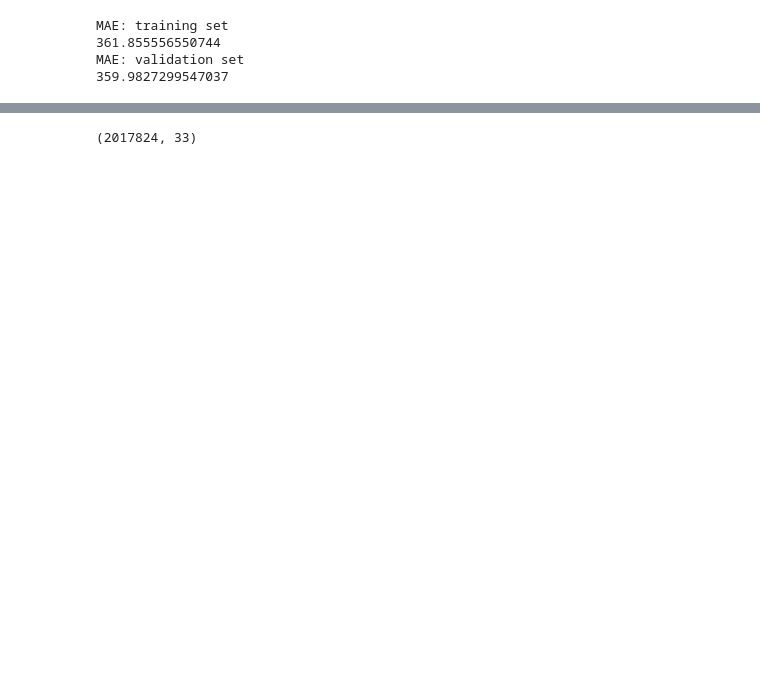
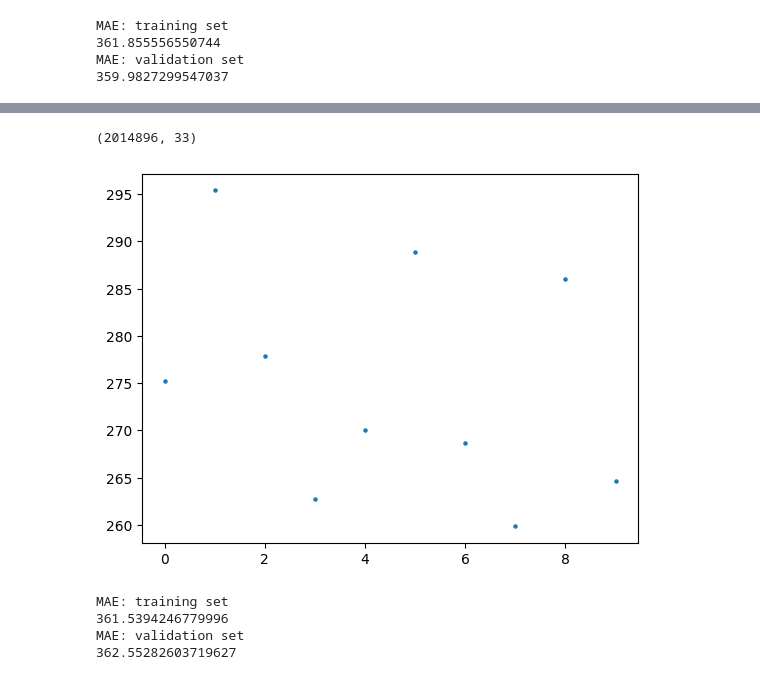
Before and after one commit to ZalmanKelber/kaggle_prosumer, a Jupyter notebook: prosumer.ipynb, the cells around one changed output, grey strips where cells are left out. Saved outputs shown, nothing was run; the diff lists cells and outputs as text; code cells hidden in the pictures; blank space fills up the shorter version.

```diff
--- a/prosumer.ipynb
+++ b/prosumer.ipynb
@@ -132,15 +120,25 @@ earliest = train['datetime'].min()
 forecast_weather3['origin_datetime'] = pd.to_datetime(forecast_weather3['origin_datetime'], utc=True)
 forecast_weather3['day_no'] = (forecast_weather3['origin_datetime'] - earliest.tz_localize('UTC')).dt.days
 # %%
-# weather_cols = ['10_metre_u_wind_component', '10_metre_v_wind_component',
-#                 'cloudcover_high', 'cloudcover_low',
-#                 'cloudcover_mid', 'cloudcover_total', 'dewpoint',
-#                 'direct_solar_radiation', 'snowfall', 'surface_solar_radiation_downwards',
-#                 'temperature', 'total_precipitation']
-# train3 = train2.copy()
-# forecast_weather4 = forecast_weather3[forecast_weather3['hours_ahead'] == 24]
+weather_cols = ['10_metre_u_wind_component', '10_metre_v_wind_component',
+                'cloudcover_high', 'cloudcover_low',
+                'cloudcover_mid', 'cloudcover_total', 'dewpoint',
+                'direct_solar_radiation', 'snowfall', 'surface_solar_radiation_downwards',
+                'temperature', 'total_precipitation']
+train3 = train2.copy()
+forecast_weather4 = forecast_weather3[forecast_weather3['hours_ahead'] == 1]
 
-# train4 = pd.merge(train3, forecast_weather4, how='left', left_on=['county','day_no'], right_on = ['county_id','day_no'])
+train4 = pd.merge(train3, forecast_weather4, how='left', left_on=['county','day_no'], right_on = ['county_id','day_no'])
+train4 = train4.dropna()
 train4.shape
 # %% [output]
-(2017824, 33)
+(2014896, 33)
+# %%
+col = 'wind'
+train5 = train4.copy()
+train5['wind'] = np.sqrt(train5['10_metre_v_wind_component'] ** 2 + train5['10_metre_u_wind_component'] ** 2)
+train5[col] = pd.qcut(train5[col], 10, labels=False, duplicates='drop')
+g = train5.groupby(col)['target'].agg('mean')
+plt.scatter(g.index, g, s=5);
+# %% [output]
+[figure, added]
@@ -146,0 +155,14 @@ train4.shape
+# %%
+linreg = LinearRegression()
+linreg.fit(X_train, y_train)
+y_predict_train = linreg.predict(X_train)
+y_predict_valid = linreg.predict(X_valid)
+print('MAE: training set')
+print(mean_absolute_error(y_predict_train, y_train))
+print('MAE: validation set')
+print(mean_absolute_error(y_predict_valid, y_valid))
+# %% [output]
+MAE: training set
+361.5394246779996
+MAE: validation set
+362.55282603719627
```
Also changed, not shown: parts of 8 cells of this notebook.
